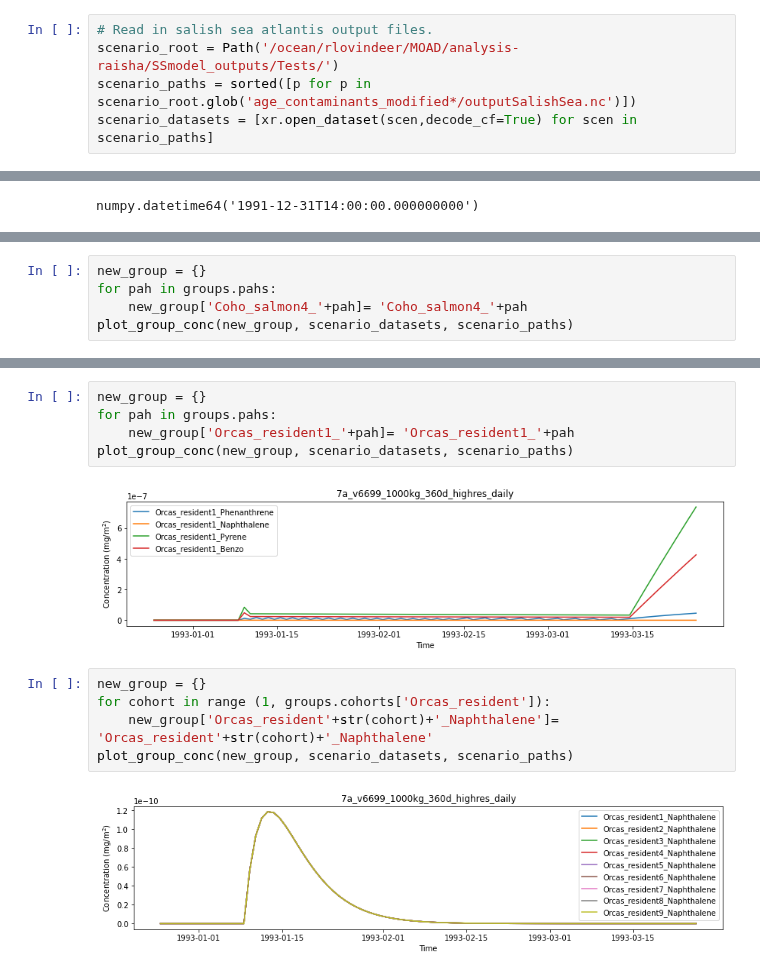
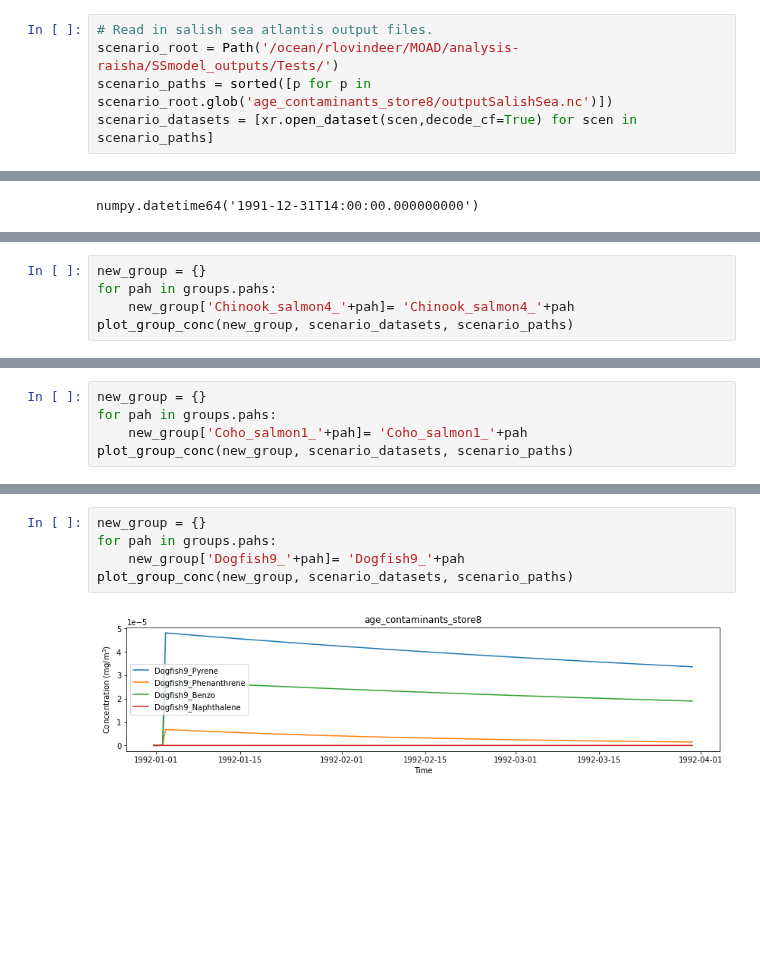
Before and after one commit to SS-Atlantis/analysis-raisha, a Jupyter notebook: notebooks/SSAM-debug-age-structured.ipynb, the cells around one changed output, grey strips where cells are left out. Drawn from its saved outputs; the diff is of its cells as text; blank space fills up the shorter version.

```diff
--- a/notebooks/SSAM-debug-age-structured.ipynb
+++ b/notebooks/SSAM-debug-age-structured.ipynb
@@ -46,7 +46,7 @@ time = np.ma.filled(control.variables['t'], np.nan)
 # %%
 # Read in salish sea atlantis output files.
 scenario_root = Path('/ocean/rlovindeer/MOAD/analysis-raisha/SSmodel_outputs/Tests/')
-scenario_paths = sorted([p for p in scenario_root.glob('age_contaminants_modified*/outputSalishSea.nc')])
+scenario_paths = sorted([p for p in scenario_root.glob('age_contaminants_store8/outputSalishSea.nc')])
 scenario_datasets = [xr.open_dataset(scen,decode_cf=True) for scen in scenario_paths]
 # %%
 scenario_paths
@@ -137,6 +142,6 @@ plot_group_conc(new_group, scenario_datasets, scenario_paths)
 # %%
 new_group = {}
 for pah in groups.pahs:
-    new_group['Coho_salmon4_'+pah]= 'Coho_salmon4_'+pah
+    new_group['Chinook_salmon4_'+pah]= 'Chinook_salmon4_'+pah
 plot_group_conc(new_group, scenario_datasets, scenario_paths)
 # %% [output]
@@ -175,0 +210,5 @@ plot_group_conc_box(new_group, scenario_datasets, scenario_paths, 1)
+# %%
+new_group = {}
+for pah in groups.pahs:
+    new_group['Coho_salmon1_'+pah]= 'Coho_salmon1_'+pah
+plot_group_conc(new_group, scenario_datasets, scenario_paths)
@@ -183,14 +236,7 @@ plot_group_nums(new_group, scenario_datasets, scenario_paths)
 # %%
 new_group = {}
 for pah in groups.pahs:
-    new_group['Orcas_resident1_'+pah]= 'Orcas_resident1_'+pah
+    new_group['Dogfish9_'+pah]= 'Dogfish9_'+pah
 plot_group_conc(new_group, scenario_datasets, scenario_paths)
 # %% [output]
-[figure, old version]
+[figure, new version]
-# %%
-new_group = {}
-for cohort in range (1, groups.cohorts['Orcas_resident']):
-    new_group['Orcas_resident'+str(cohort)+'_Naphthalene']= 'Orcas_resident'+str(cohort)+'_Naphthalene'
-plot_group_conc(new_group, scenario_datasets, scenario_paths)
-# %% [output]
-[figure, removed]
```
Also changed, not shown: parts of 37 cells of this notebook.
